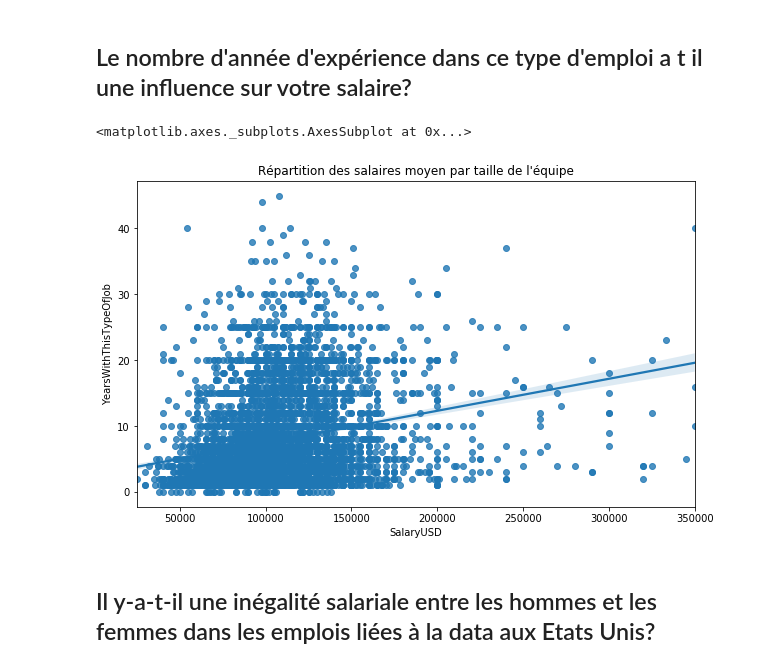
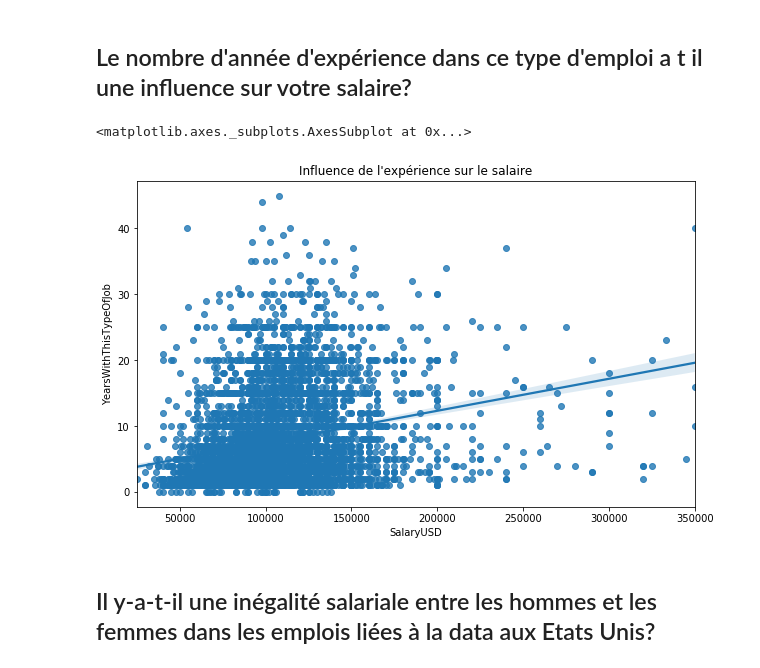
Before and after one commit to Gio-Mgm/american-dream, a Jupyter notebook: notebook/Career_visualization.ipynb, the cells around one changed output. Drawn from its saved outputs; the diff is of its cells as text; code cells hidden in the pictures.

```diff
--- a/notebook/Career_visualization.ipynb
+++ b/notebook/Career_visualization.ipynb
@@ -157,8 +157,9 @@ Le graphique montre que la taille de l'équipe n'a pas d'incidence sur le salair
 ## Le nombre d'année d'expérience dans ce type d'emploi a t il une influence sur votre salaire?
 # %%
 plt.figure(figsize=(10,6))
+title = "Influence de l'expérience sur le salaire"
 plt.title(title)
 sns.regplot(y=df1.YearsWithThisTypeOfJob, x=df1.SalaryUSD)
 # %% [output]
 <matplotlib.axes._subplots.AxesSubplot at 0x...>
-[figure, old version]
+[figure, new version]
```
Also changed, not shown: parts of 13 cells of this notebook, 1 other file.
